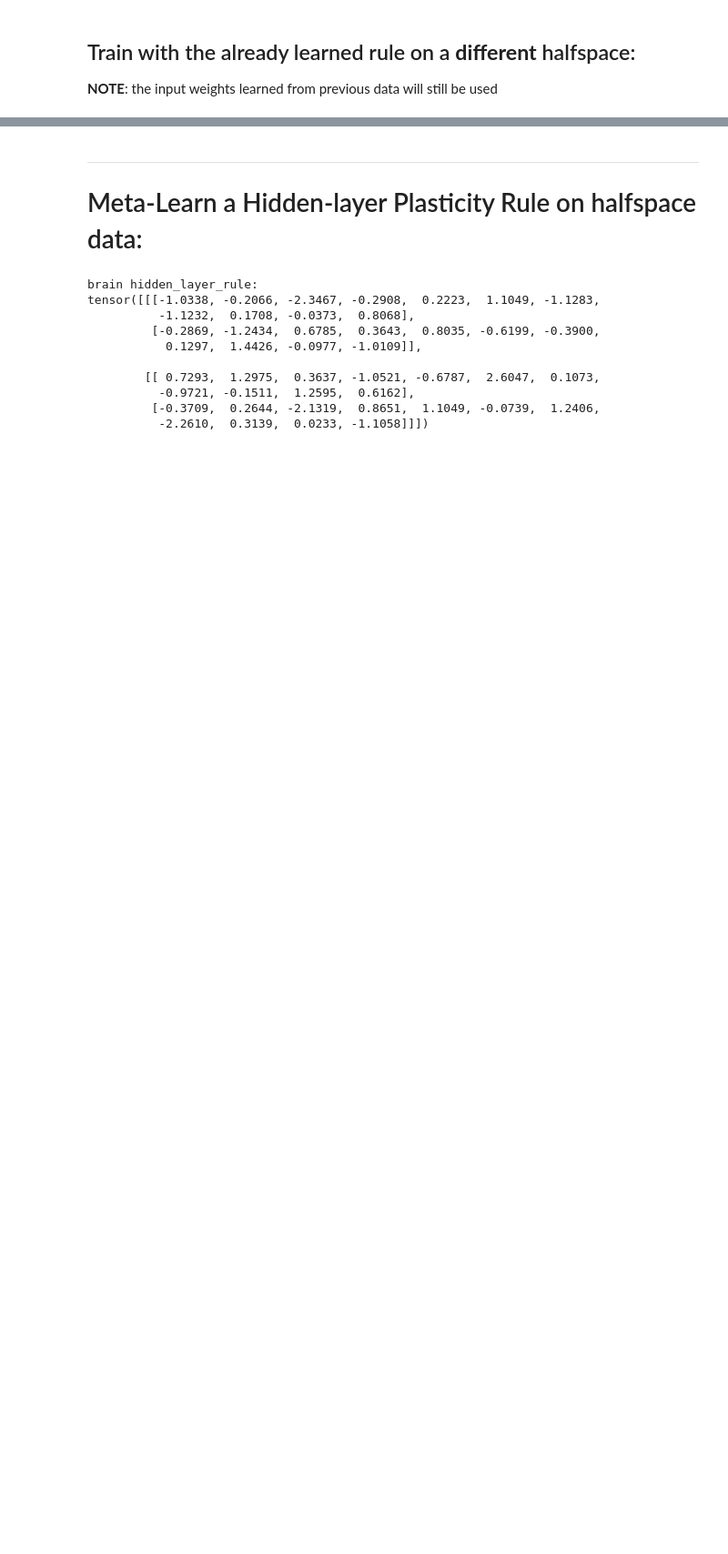
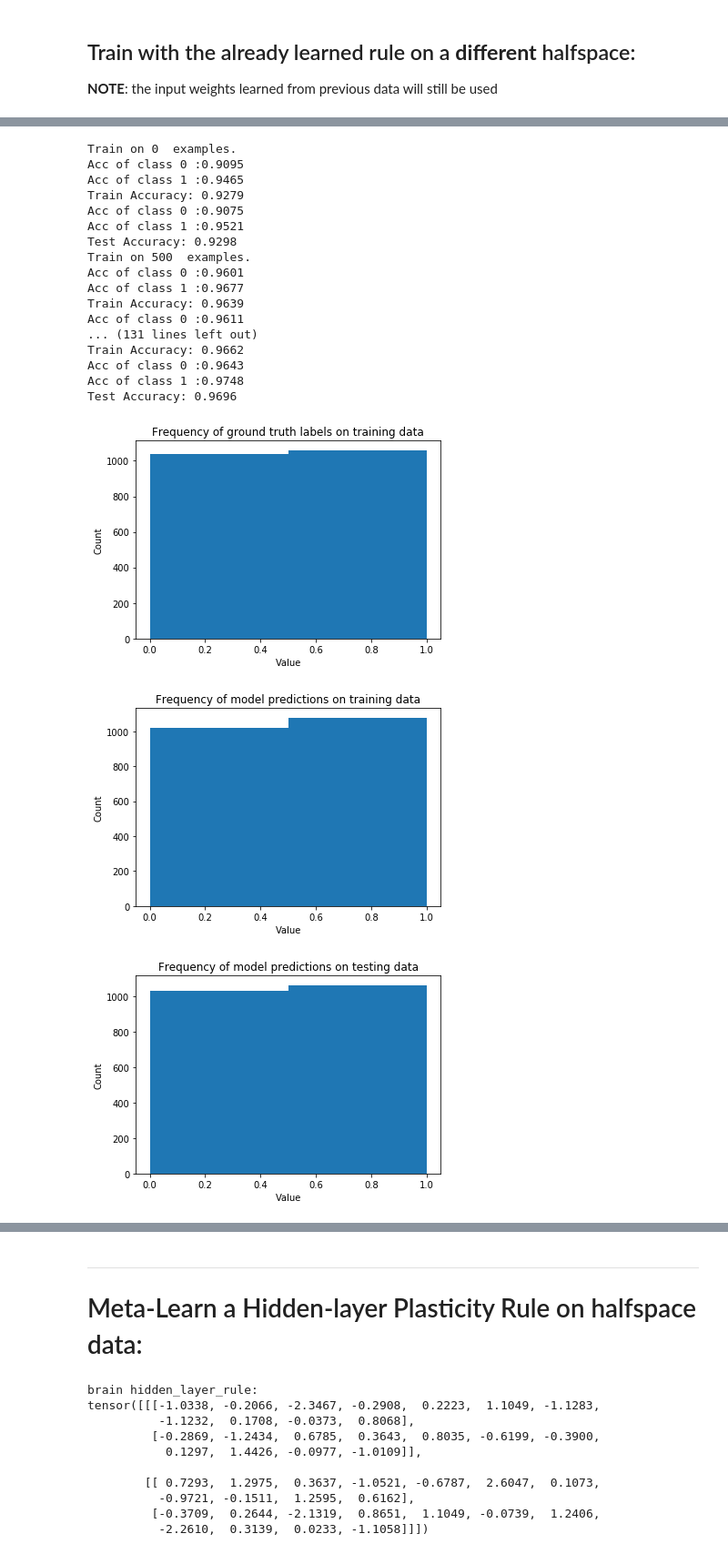
Before and after one commit to saykartik/assemblies, a Jupyter notebook: BrainNet/FFBrainNet Tests.ipynb, the cells around one changed output, grey strips where cells are left out. Shown at 91% size. Cells and saved outputs as stored; diff of their text form; code cells hidden in the pictures; blank space fills up the shorter version.

```diff
--- a/BrainNet/FFBrainNet Tests.ipynb
+++ b/BrainNet/FFBrainNet Tests.ipynb
@@ -267,0 +305,34 @@ plt.show()
+# %%
+# Replace the output layer plasticity rule with the rule we learned from the original data
+brain2.output_rule = nn.Parameter(brain.output_rule.clone().detach())
+# %%
+# Try learning again with the original output layer plasticity rule, but with input weights GD-learned for this data
+# NOTE: The output weights will be automatically reset during the first sample within train_given_rule()
+plas_train_acc, plas_test_acc, plas_other_stats = train_given_rule(
+    X,                      # Training Examples
+    y,                      # Training Labels
+    brain2,                 # The FFLocalNet
+    X_test = X_test,
+    y_test = y_test,
+    verbose = True)         # Evaluate the network every 500 samples
+# %% [output]
+Train on 0  examples.
+Acc of class 0 :0.9095
+Acc of class 1 :0.9465
+Train Accuracy: 0.9279
+Acc of class 0 :0.9075
+Acc of class 1 :0.9521
+Test Accuracy: 0.9298
+Train on 500  examples.
+Acc of class 0 :0.9601
+Acc of class 1 :0.9677
+Train Accuracy: 0.9639
+Acc of class 0 :0.9611
+... (131 lines left out)
+Train Accuracy: 0.9662
+Acc of class 0 :0.9643
+Acc of class 1 :0.9748
+Test Accuracy: 0.9696
+[figure, added]
+[figure, added]
+[figure, added]
```
Also changed, not shown: parts of 15 cells of this notebook.
